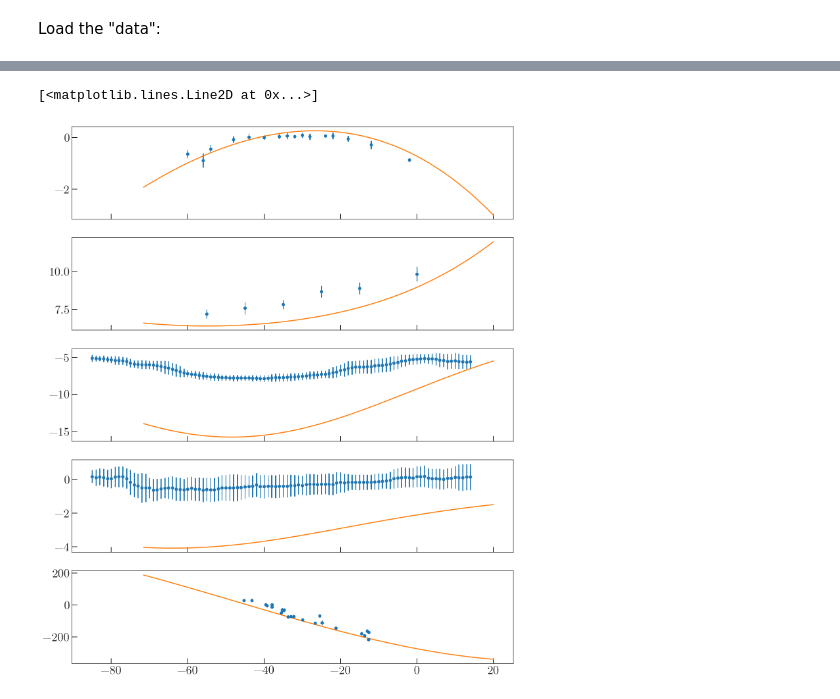
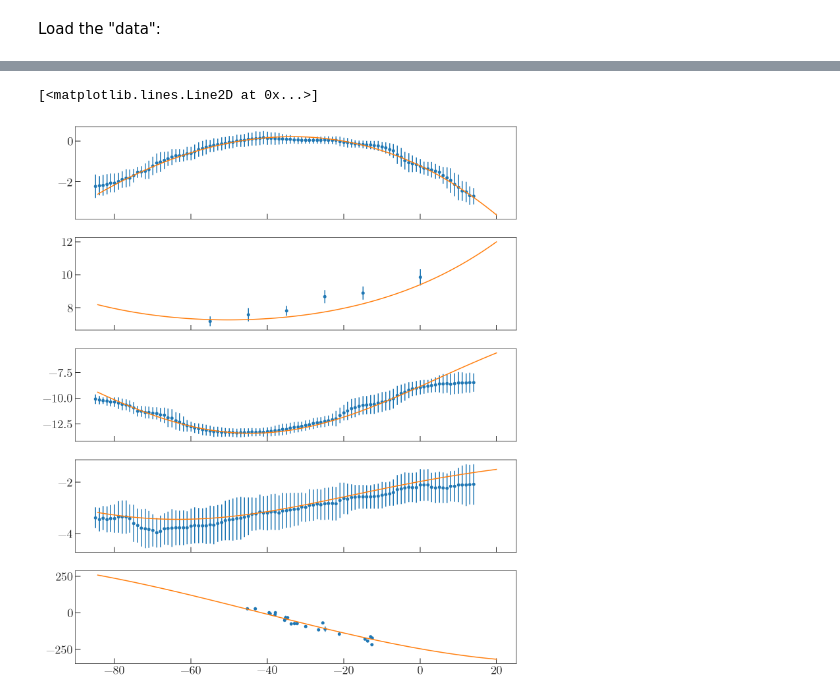
Before and after one commit to adrn/GD1-DR2, a Jupyter notebook: notebooks/GD1-orbit-fit.ipynb, the cells around one changed output, grey strips where cells are left out. Cells and saved outputs as stored; diff of their text form; code cells hidden in the pictures.

```diff
--- a/notebooks/GD1-orbit-fit.ipynb
+++ b/notebooks/GD1-orbit-fit.ipynb
@@ -190,16 +182,18 @@ data = dict()
 # data['pm2'] = (kop_pm['phi1'], kop_pm['pm_phi2'], kop_pm['err'])
 # data['vr'] = (kop_vr['phi1'], kop_vr['vr'], kop_vr['err'])
 
-# TODO: phi2 from stream track?
-data['phi2'] = (kop_phi2['phi1'], kop_phi2['phi2'], kop_phi2['err'])
+# Ana's track:
+data['phi2'] = (ana_data['phi1'], ana_data['phi2'], ana_data['w'])
 data['dist'] = (kop_dist['phi1'], kop_dist['dist'], kop_dist['err'])
 data['pm1'] = (ana_data['phi1'], ana_data['pm_phi1_cosphi2'], ana_data['pm_phi1_cosphi2_error'])
 data['pm2'] = (ana_data['phi1'], ana_data['pm_phi2'], ana_data['pm_phi2_error'])
 data['vr'] = (kop_vr['phi1'], kop_vr['vr'], kop_vr['err'])
 # %%
-ham = gp.Hamiltonian(gp.LogarithmicPotential(v_c=225*u.km/u.s, r_h=0*u.kpc, q1=1, q2=1, q3=0.89, units=galactic))
+# ham = gp.Hamiltonian(gp.LogarithmicPotential(v_c=225*u.km/u.s, r_h=0*u.kpc, q1=1, q2=1, q3=0.89,
+#                                              units=galactic))
+ham = gp.Hamiltonian(gp.MilkyWayPotential(halo=dict(c=0.95)))
 # %%
-gc_frame = coord.Galactocentric(z_sun=0*u.pc)
+gc_frame = coord.Galactocentric(galcen_distance=8*u.kpc, z_sun=0*u.pc)
 phi1_0 = 20. * u.deg
 
 p0 = (-3., 12., -5.5, -1.5, -340.)
@@ -208,5 +200,5 @@ from scipy.optimize import minimize
 # %%
-res = minimize(lambda *x: -ln_likelihood(*x), x0=p0, args=(phi1_0, data, ham, coord.Galactocentric()))
+res = minimize(lambda *x: -ln_likelihood(*x), x0=p0, args=(phi1_0, data, ham, gc_frame))
 # %%
 res
 # %% [output]
@@ -235,31 +226,31 @@ array([  -4.63323668,   16.3393089 ,   -4.30769644,   -1.14693098,
 # %%
 fig, axes = plt.subplots(5, 1, figsize=(12, 15), sharex=True)
 
 axes[0].errorbar(data['phi2'][0], data['phi2'][1], data['phi2'][2], marker='o', linestyle='none')
 axes[1].errorbar(data['dist'][0], data['dist'][1], data['dist'][2], marker='o', linestyle='none')
 axes[2].errorbar(data['pm1'][0], data['pm1'][1], data['pm1'][2], marker='o', linestyle='none')
 axes[3].errorbar(data['pm2'][0], data['pm2'][1], data['pm2'][2], marker='o', linestyle='none')
 axes[4].errorbar(data['vr'][0], data['vr'][1], data['vr'][2], marker='o', linestyle='none')
 
-# phi2, d, pm1, pm2, vr = res.x
-phi2, d, pm1, pm2, vr = p0
+phi2, d, pm1, pm2, vr = res.x
+# phi2, d, pm1, pm2, vr = p0
 
 c = gc.GD1(phi1=phi1_0, phi2=phi2*u.deg, distance=d*u.kpc,
            pm_phi1_cosphi2=pm1*u.mas/u.yr,
            pm_phi2=pm2*u.mas/u.yr,
            radial_velocity=vr*u.km/u.s)
 w0 = gd.PhaseSpacePosition(c.transform_to(gc_frame).cartesian)
 
-orbit = ham.integrate_orbit(w0, dt=dt, n_steps=n_steps)
-model_gd1 = orbit.to_coord_frame(gc.GD1, galactocentric_frame=gc_frame)
+fit_orbit = ham.integrate_orbit(w0, dt=dt, n_steps=125)
+model_gd1 = fit_orbit.to_coord_frame(gc.GD1, galactocentric_frame=gc_frame)
 
 model_x = model_gd1.phi1.wrap_at(180*u.deg).degree
 
-axes[0].plot(model_x, model_gd1.phi2.degree, marker='')
-axes[1].plot(model_x, model_gd1.distance, marker='')
-axes[2].plot(model_x, model_gd1.pm_phi1_cosphi2.to(u.mas/u.yr).value, marker='')
-axes[3].plot(model_x, model_gd1.pm_phi2.to(u.mas/u.yr).value, marker='')
-axes[4].plot(model_x, model_gd1.radial_velocity.to(u.km/u.s).value, marker='')
+axes[0].plot(model_x, model_gd1.phi2.degree, marker='', zorder=100)
+axes[1].plot(model_x, model_gd1.distance, marker='', zorder=100)
+axes[2].plot(model_x, model_gd1.pm_phi1_cosphi2.to(u.mas/u.yr).value, marker='', zorder=100)
+axes[3].plot(model_x, model_gd1.pm_phi2.to(u.mas/u.yr).value, marker='', zorder=100)
+axes[4].plot(model_x, model_gd1.radial_velocity.to(u.km/u.s).value, marker='', zorder=100)
 # %% [output]
 [<matplotlib.lines.Line2D at 0x...>]
-[figure, old version]
+[figure, new version]
```
Also changed, not shown: parts of 20 cells of this notebook, 4 other files.
